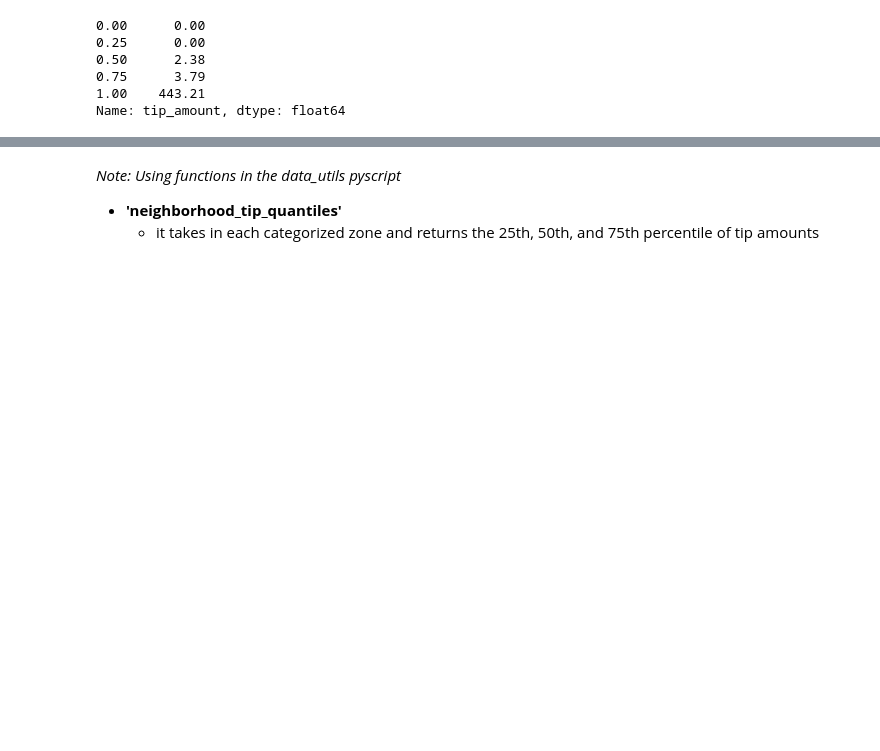
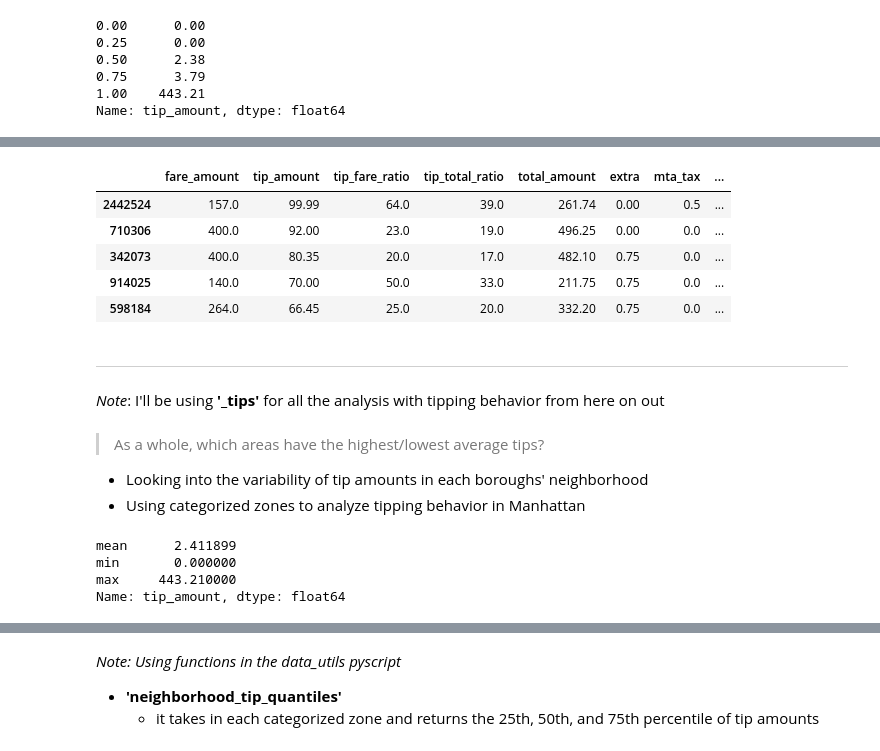
Before and after one commit to jjen1/nyc-taxis-trends, a Jupyter notebook: notebooks/yellow_taxis_eda.ipynb, the cells around one changed output, grey strips where cells are left out. Cells and saved outputs as stored; diff of their text form; code cells hidden in the pictures; blank space fills up the shorter version.

```diff
--- a/notebooks/yellow_taxis_eda.ipynb
+++ b/notebooks/yellow_taxis_eda.ipynb
@@ -984,0 +940,4 @@ manhattan_cleaned[manhattan_cleaned['tip_amount'] > manhattan_cleaned['tip_amoun
+# %%
+# picking a percentile that best represents that number: 0.99999 --> $99
+manhattan_cleaned['tip_amount'].quantile([0.9999, 0.99999, 0.999999, 1])
+tip_quant = manhattan_cleaned['tip_amount'].quantile(0.99999)
@@ -984,0 +974,7 @@ manhattan_cleaned[manhattan_cleaned['tip_amount'] > manhattan_cleaned['tip_amoun
+# %%
+# creating a mask to filter out the outliers in tip amounts
+outlier_mask = ((manhattan_tips['tip_amount'] > manhattan_tips['fare_amount']) & (manhattan_tips['tip_amount'] < tip_quant))
+manhattan_tips = manhattan_tips[~outlier_mask]  # checking the statistics of the non-outlier tips
+
+# removing rides with fare_amount < 1, since they can skew the data due to atypical fare amounts
+manhattan_tips = manhattan_tips[manhattan_tips['fare_amount'] >= 1]
@@ -984,0 +1002,15 @@ manhattan_cleaned[manhattan_cleaned['tip_amount'] > manhattan_cleaned['tip_amoun
+# %%
+# set a threshold for each ratio: extremely generous thresholds to filter out the extreme outliers
+tip_total_ratio_threshold = manhattan_tips['tip_total_ratio'].quantile(0.999)
+tip_fare_ratio_threshold = manhattan_tips['tip_fare_ratio'].quantile(0.999)
+
+# further filtering with ratios
+manhattan_tips = manhattan_tips[(manhattan_tips['tip_fare_ratio'] < tip_fare_ratio_threshold) | (manhattan_tips['tip_total_ratio'] < tip_total_ratio_threshold)]
+manhattan_tips.head()  # checking the final dataframe after filtering out the extreme outliers
+# %% [output]
+|  | fare_amount | tip_amount | tip_fare_ratio | tip_total_ratio | total_amount | extra | mta_tax | ... |
+| 2442524 | 157.0 | 99.99 | 64.0 | 39.0 | 261.74 | 0.00 | 0.5 | ... |
+| 710306 | 400.0 | 92.00 | 23.0 | 19.0 | 496.25 | 0.00 | 0.0 | ... |
+| 342073 | 400.0 | 80.35 | 20.0 | 17.0 | 482.10 | 0.75 | 0.0 | ... |
+| 914025 | 140.0 | 70.00 | 50.0 | 33.0 | 211.75 | 0.75 | 0.0 | ... |
+| 598184 | 264.0 | 66.45 | 25.0 | 20.0 | 332.20 | 0.75 | 0.0 | ... |
@@ -984,0 +1019,16 @@ manhattan_cleaned[manhattan_cleaned['tip_amount'] > manhattan_cleaned['tip_amoun
+# %% [markdown]
+---
+# %% [markdown]
+*Note*:
+I'll be using **'_tips'** for all the analysis with tipping behavior from here on out
+# %% [markdown]
+> As a whole, which areas have the highest/lowest average tips?
+* Looking into the variability of tip amounts in each boroughs' neighborhood
+* Using categorized zones to analyze tipping behavior in Manhattan
+# %%
+manhattan_cleaned['tip_amount'].agg(['mean', 'min', 'max'])  # average tips
+# %% [output]
+mean      2.411899
+min       0.000000
+max     443.210000
+Name: tip_amount, dtype: float64
```
Also changed, not shown: parts of 19 cells of this notebook.
